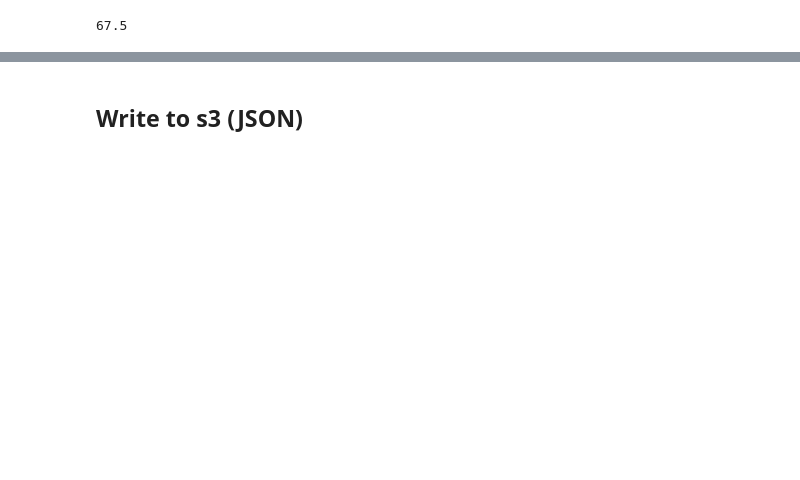
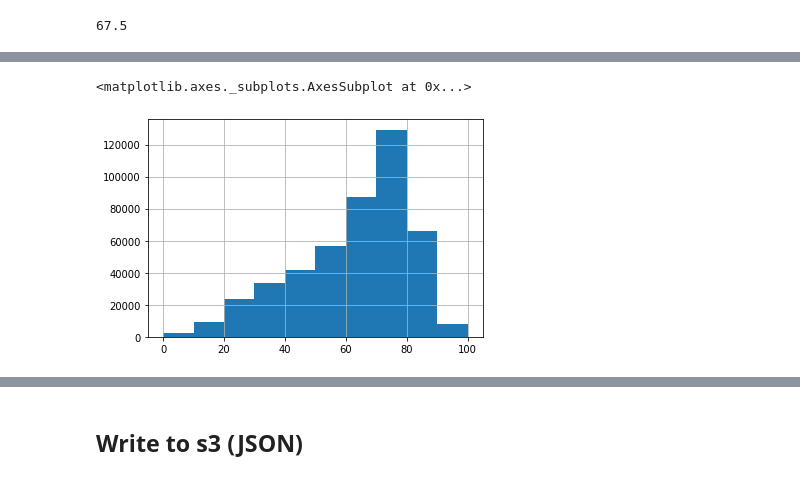
Before and after one commit to impresso/impresso-passim, a Jupyter notebook: notebooks/postprocess_distributed.ipynb, the cells around one changed output, grey strips where cells are left out. Drawn from its saved outputs; the diff is of its cells as text; code cells hidden in the pictures; blank space fills up the shorter version.

Commit message:
added some plots to notebook

```diff
--- a/notebooks/postprocess_distributed.ipynb
+++ b/notebooks/postprocess_distributed.ipynb
@@ -261,0 +261,6 @@ clusters_df.loc[:, 'cluster_size'] = clusters_df['size']['count']
+# %%
+%matplotlib inline
+clusters_df.lexical_overlap.hist()
+# %% [output]
+<matplotlib.axes._subplots.AxesSubplot at 0x...>
+[figure, added]
```
Also changed, not shown: parts of 22 cells of this notebook, 1 other file.
